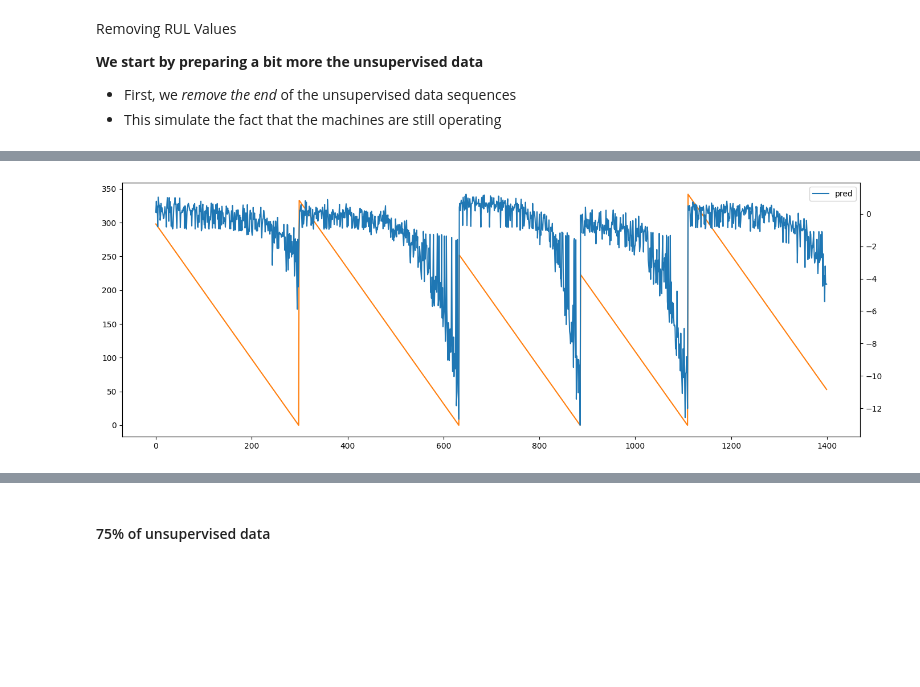
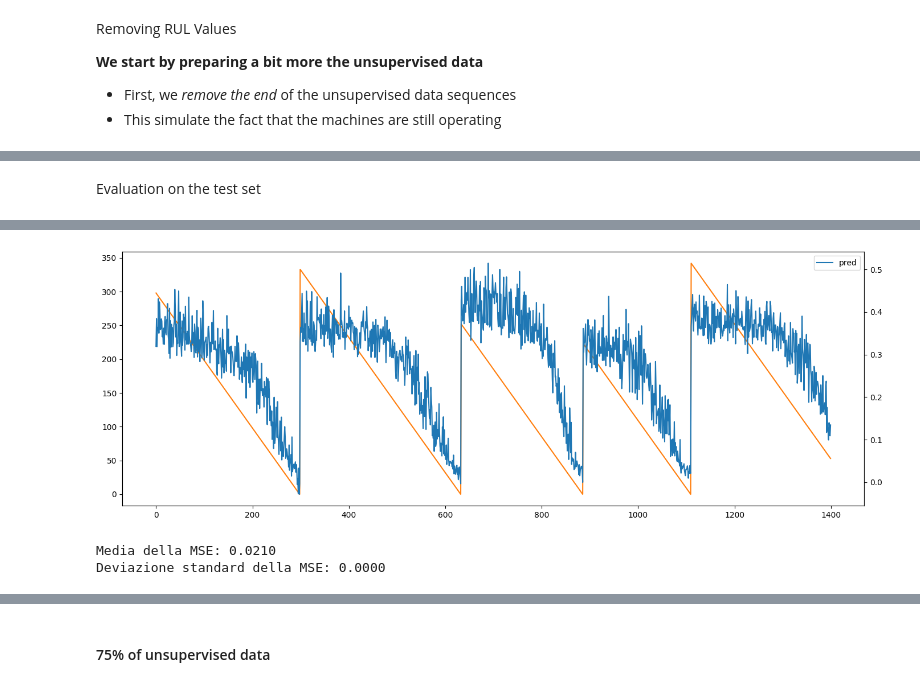
Before and after one commit to giorgiapavani/AI-in-Industry, a Jupyter notebook: notebooks/1. Domain Knowledge Injection via SBR.ipynb, the cells around one changed output, grey strips where cells are left out. Saved outputs shown, nothing was run; the diff lists cells and outputs as text; code cells hidden in the pictures; blank space fills up the shorter version.

```diff
--- a/notebooks/1. Domain Knowledge Injection via SBR.ipynb
+++ b/notebooks/1. Domain Knowledge Injection via SBR.ipynb
@@ -417,0 +524,2 @@ ts_mcn = list(machines[sep_tru:]) #restanti per test (25% del totale)
+# %%
+tru, ts = split_machines(dt, 0, 0.75)
@@ -422,5 +532,3 @@ Num. machine: 186 (supervised), 63 (test)
-# %%
-tru, ts = cst.partition_by_machine(dt, tru_mcn)
 # %% [markdown]
 #### 100% of unsupervised data
 # %%
@@ -451,7 +545,13 @@ tru_st['rul'] = -1.0
+# %%
+tru_st = remove_rul(tru_s)
 # %%
-nn2 = cst.CstRULRegressor(input_shape=len(dt_in), alpha=0, beta=1, maxrul=trmaxrul, hidden=[32, 32]) # alpha, beta, maxrul sono weights
-batch_gen = cst.CstBatchGenerator(tru_st, dt_in, batch_size=32)
-cb = [callbacks.EarlyStopping(monitor='loss', patience=10, restore_best_weights=True)]
-nn2.compile(optimizer='Adam', run_eagerly=False)
-history = nn2.fit(batch_gen, epochs=5, verbose=1, callbacks=cb)
+#TODO validation split
+pred = []
+for i in range(3):
+    nn2 = cst.CstRULRegressor(input_shape=len(dt_in), alpha=0, beta=1, maxrul=trmaxrul, hidden=[32, 32]) # alpha, beta, maxrul sono weights
+    batch_gen = cst.CstBatchGenerator(tru_st, dt_in, batch_size=32, seed=i, validation_split=0.2)
+    cb = [callbacks.EarlyStopping(monitor='loss', patience=10, restore_best_weights=True)]
+    nn2.compile(optimizer='Adam', run_eagerly=False)
+    history = nn2.fit(batch_gen, epochs=20, verbose=1, callbacks=cb)
+    pred.append(nn.predict(ts_s[dt_in]).ravel() * trmaxrul)
 # %% [output]
@@ -468,5 +577,6 @@ Epoch 5/5
+# %% [markdown]
+Evaluation on the test set
 # %%
-ts_pred = nn2.predict(ts_s[dt_in]).ravel() * trmaxrul
-stop = 1400
+ts_pred = pred[0].ravel() * trmaxrul
 cst.plot_rul(ts_pred[:stop], ts["rul"].iloc[:stop], same_scale=False, figsize=figsize)
 # %% [output]
@@ -474 +583 @@ cst.plot_rul(ts_pred[:stop], ts["rul"].iloc[:stop], same_scale=False, figsize=fi
-[figure, old version]
+[figure, new version]
@@ -476,0 +584,5 @@ cst.plot_rul(ts_pred[:stop], ts["rul"].iloc[:stop], same_scale=False, figsize=fi
+# %%
+mse_seeds, mse_mean, mse_std = evaluation(pred, ts_s)
+# %% [output]
+Media della MSE: 0.0210
+Deviazione standard della MSE: 0.0000
```
Also changed, not shown: parts of 91 cells of this notebook, 1 other file.
